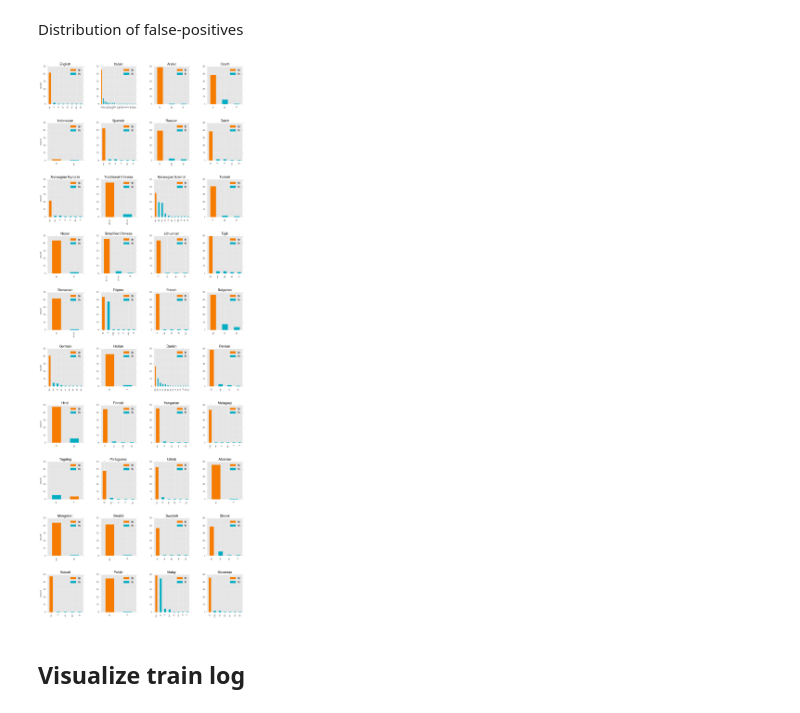
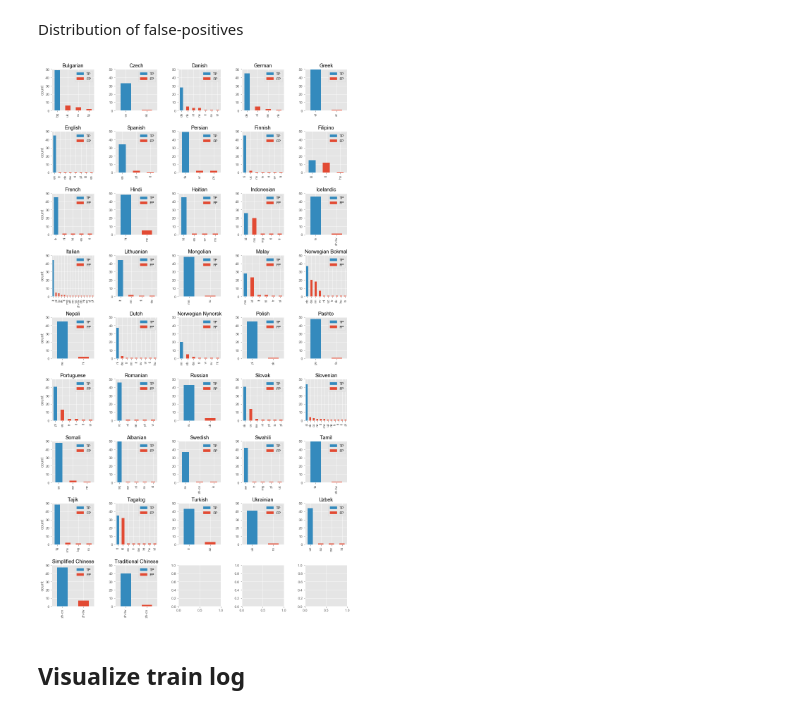
Before and after one commit to may-/cnn-ld-tf, a Jupyter notebook: visualize.ipynb, the cells around one changed output. Drawn from its saved outputs; the diff is of its cells as text; code cells hidden in the pictures.

```diff
--- a/visualize.ipynb
+++ b/visualize.ipynb
@@ -204,3 +130,6 @@ class_names = {row['code']: row['language'] for index, row in class_names.iterro
+# %%
+class_names = restore_params['class_names']
+labels = util.load_language_codes()
 # %%
 scores = np.vstack(tuple(predictions))
 scores_sort = np.sort(scores, axis=1)
@@ -231,12 +160,12 @@ fig, axes = plt.subplots(13, 5, figsize=(15, 40))
 plt.subplots_adjust(wspace=0.5, hspace=0.5)
 for j, (ax, col) in enumerate(zip(axes.flatten(), avg_scores_df.columns)):
     top_k_df = avg_scores_df[[col]].sort_values(by=col, ascending=0).head(10)
-    top_k_df['x'] = [classes[i] for i in top_k_df.index]
+    top_k_df['x'] = [class_names[i] for i in top_k_df.index]
 
-    ax = top_k_df.plot(x='x', kind='bar', ax=ax, title=class_names[col], color='#348abd', legend=False)
+    ax = top_k_df.plot(x='x', kind='bar', ax=ax, title=labels[col], color='#348abd', legend=False)
     if j % 5 == 0:
         ax.set_ylabel('score')
     ax.set_xlabel('')
 
-fig.savefig('score_distribution.svg')
+fig.savefig('docs/img/score_distribution.svg', bbox_inches='tight')
 # %% [output]
@@ -319,42 +248,36 @@ top 55      540.608        0.950        0.925        0.936
 # %% [markdown]
 Distribution of false-positives
+# %%
+y_true = [class_names[c] for c in scores_df.y_true]
+y_pred = [class_names[c] for c in scores_df.y_pred]
+
+counter = {}
+for code in class_names:
+    c = Counter([a for a, b in zip(y_true, y_pred) if b == code])
+    if len(c) > 1:
+        counter[code] = c
 # %%
-from collections import Counter
-import matplotlib.patches as mpatches
-
-y_true = [classes[c] for c in scores_df.y_true]
-y_pred = [classes[c] for c in scores_df.y_pred]
-
-counter = {}
-for code in classes:
-    c = Counter([a for a, b in zip(y_true, y_pred) if b == code])
-    if len(c) > 1:
-        counter[code] = c
-        #print class_names[code]
-        #print c.most_common(50)
-        #print
-
-fig, axes = plt.subplots(10, 4, figsize=(15, 40))
+fig, axes = plt.subplots(9, 5, figsize=(15, 28))
 plt.subplots_adjust(wspace=0.5, hspace=0.5)
-for j, (ax, c) in enumerate(zip(axes.flatten(), counter.items())):
+for j, (ax, c) in enumerate(zip(axes.flatten(), sorted(counter.items(), key=lambda x: x[0]))):
     fp_df = pd.DataFrame(c[1].most_common(50), columns=['x', 'y']).sort_values(by='y', ascending=0)
-    colors = ['#00acc1'] * len(fp_df)
+    colors = ['#E24A33'] * len(fp_df)
     idx = fp_df[fp_df.x == c[0]].index.values[0]
     if idx >= 0:
-        colors[int(idx)] = '#f57c00'
-    ax = fp_df.plot(x='x', kind='bar', color=colors, legend=False, ax=ax, title=class_names[c[0]])
+        colors[int(idx)] = '#348ABD'
+    ax = fp_df.plot(x='x', kind='bar', color=colors, legend=False, ax=ax, title=labels[c[0]])
     ax.set_label('TP')
     ax.set_ylim(0, 50)
     ax.set_xlabel('')
-    fn_patch = mpatches.Patch(color='#00acc1', label='tp')
-    fp_patch = mpatches.Patch(color='#f57c00', label='fp')
-    ax.legend(handles=[fp_patch, fn_patch], loc='upper right')
-    if j % 4 == 0:
+    tp_patch = mpatches.Patch(color='#E24A33', label='FP')
+    fp_patch = mpatches.Patch(color='#348ABD', label='TP')
+    ax.legend(handles=[fp_patch, tp_patch], loc='upper right')
+    if j % 5 == 0:
         ax.set_ylabel('count')
 
-fig.savefig('fp_distribution.svg')
+fig.savefig('docs/img/fp_distribution.svg', bbox_inches='tight')
 # %% [output]
-[figure, old version]
+[figure, new version]
 # %% [markdown]
 ## Visualize train log
 # %%
```
Also changed, not shown: parts of 21 cells of this notebook, 41 other files.
